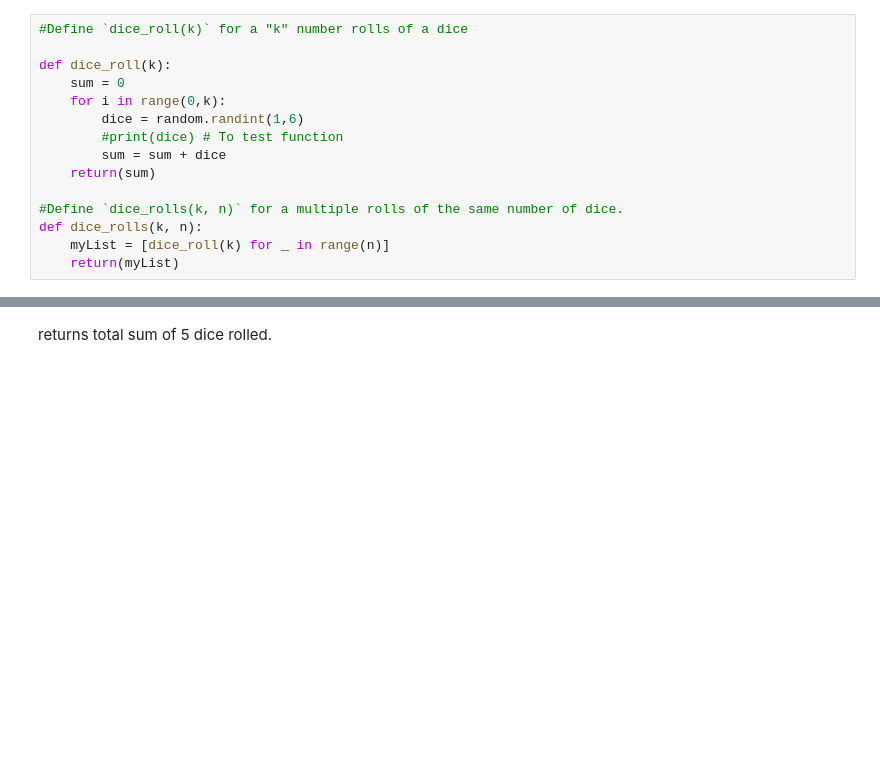
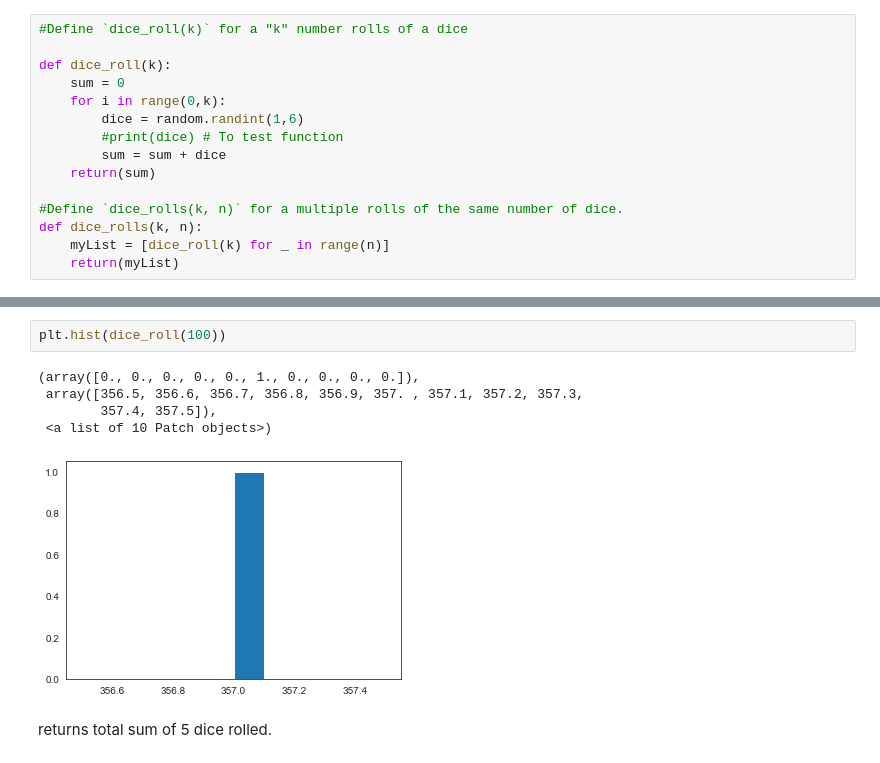
Before and after one commit to eoinlees/FofDA-assessment-2020, a Jupyter notebook: Tasks 2020.ipynb, the cells around one changed output, grey strips where cells are left out. Saved outputs shown, nothing was run; the diff lists cells and outputs as text; blank space fills up the shorter version.

```diff
--- a/Tasks 2020.ipynb
+++ b/Tasks 2020.ipynb
@@ -206,3 +284,11 @@ dice_roll(5)
+# %%
+plt.hist(dice_roll(100))
+# %% [output]
+(array([0., 0., 0., 0., 0., 1., 0., 0., 0., 0.]),
+ array([356.5, 356.6, 356.7, 356.8, 356.9, 357. , 357.1, 357.2, 357.3,
+        357.4, 357.5]),
+ <a list of 10 Patch objects>)
+[figure, added]
 # %% [markdown]
 returns total sum of 5 dice rolled.
 # %%
```
Also changed, not shown: parts of 23 cells of this notebook.
